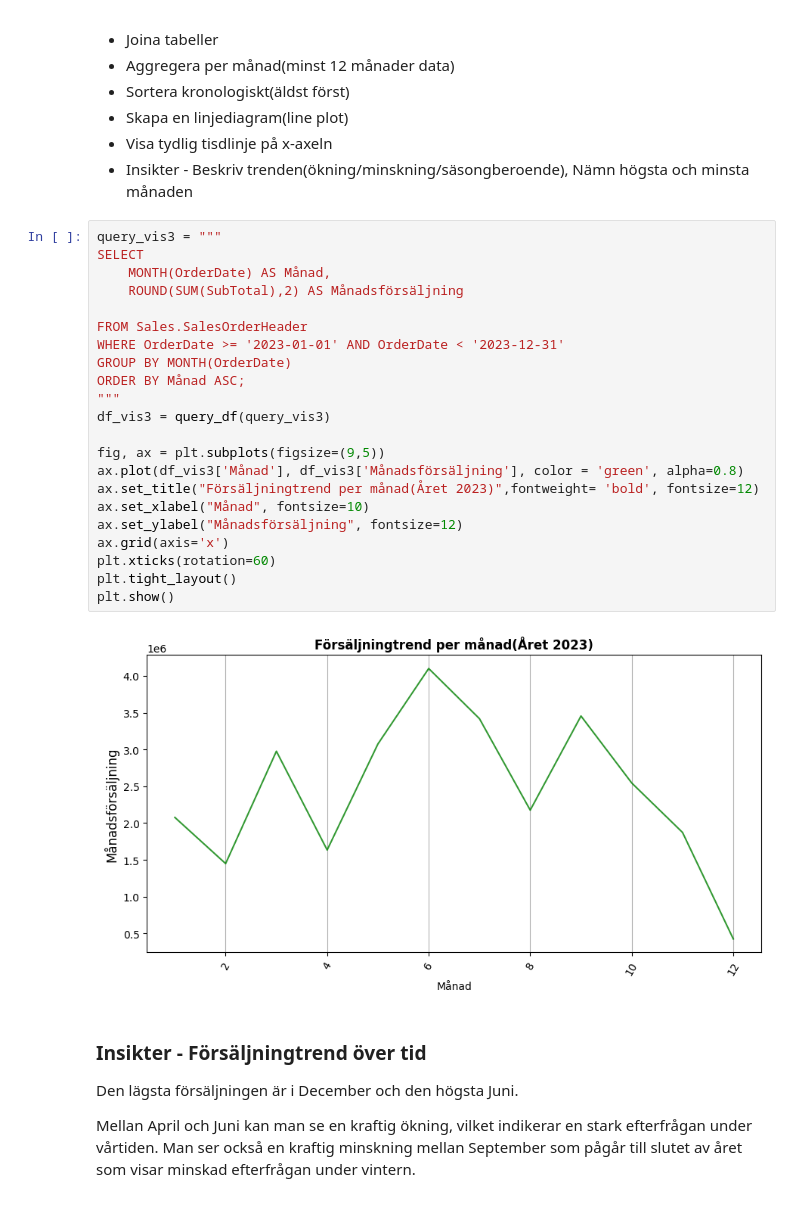
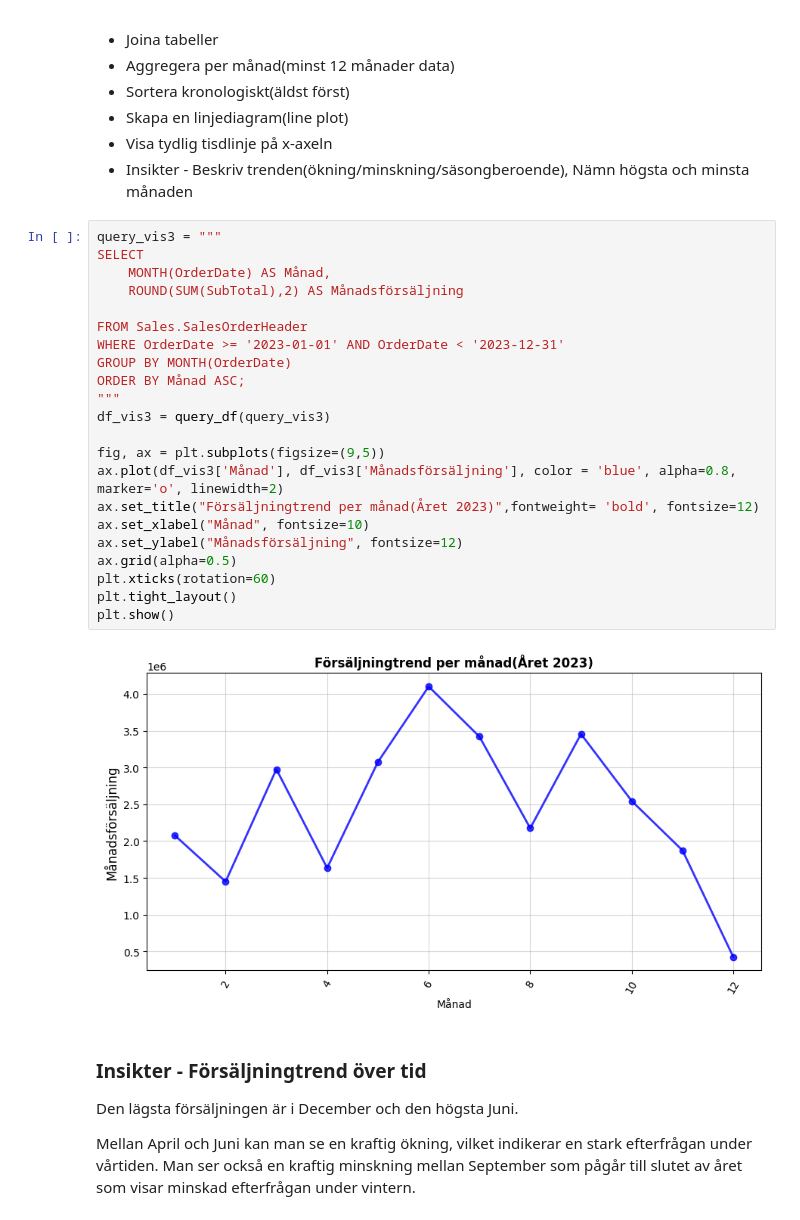
Before and after one commit to janekrajt-tech/AdventureWorks2025, a Jupyter notebook: notebooks/main.ipynb, the cells around one changed output. Cells and saved outputs as stored; diff of their text form.

```diff
--- a/notebooks/main.ipynb
+++ b/notebooks/main.ipynb
@@ -173,27 +174,27 @@ Plan:
 # %%
 query_vis3 = """
 SELECT
     MONTH(OrderDate) AS Månad,
     ROUND(SUM(SubTotal),2) AS Månadsförsäljning
 
 FROM Sales.SalesOrderHeader
 WHERE OrderDate >= '2023-01-01' AND OrderDate < '2023-12-31'
 GROUP BY MONTH(OrderDate)
 ORDER BY Månad ASC;
 """
 df_vis3 = query_df(query_vis3)
 
 fig, ax = plt.subplots(figsize=(9,5))
-ax.plot(df_vis3['Månad'], df_vis3['Månadsförsäljning'], color = 'green', alpha=0.8)
+ax.plot(df_vis3['Månad'], df_vis3['Månadsförsäljning'], color = 'blue', alpha=0.8, marker='o', linewidth=2)
 ax.set_title("Försäljningtrend per månad(Året 2023)",fontweight= 'bold', fontsize=12)
 ax.set_xlabel("Månad", fontsize=10)
 ax.set_ylabel("Månadsförsäljning", fontsize=12)
-ax.grid(axis='x')
+ax.grid(alpha=0.5)
 plt.xticks(rotation=60)
 plt.tight_layout()
 plt.show()
 # %% [output]
-[figure, old version]
+[figure, new version]
 # %% [markdown]
 ### Insikter - Försäljningtrend över tid
 Den lägsta försäljningen är i December och den högsta Juni.
```
Also changed, not shown: parts of 10 cells of this notebook, 5 other files.
